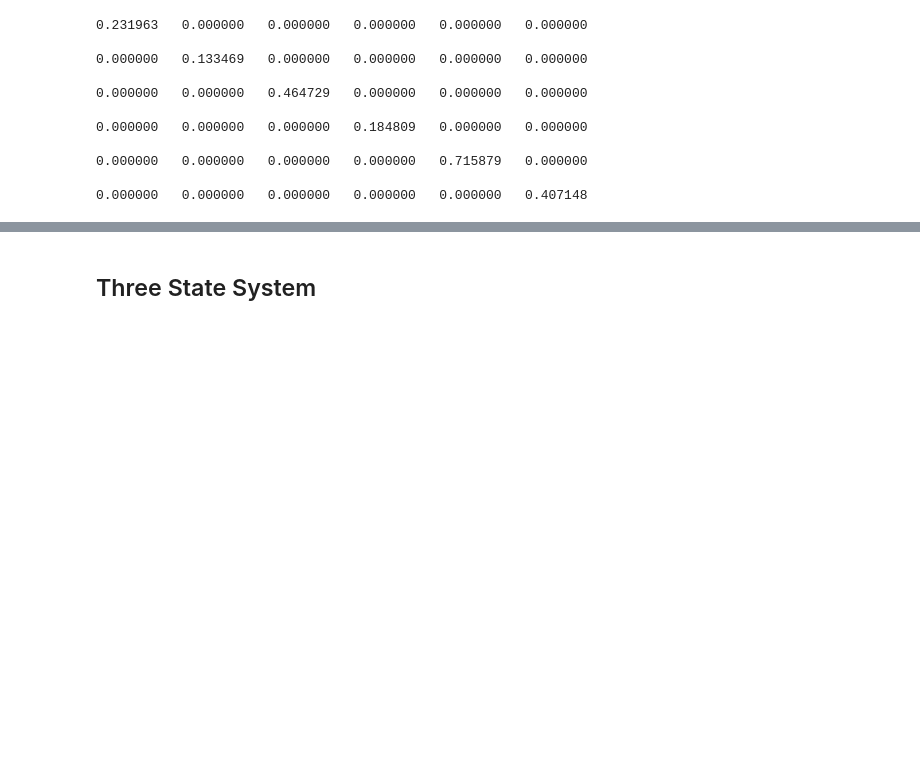
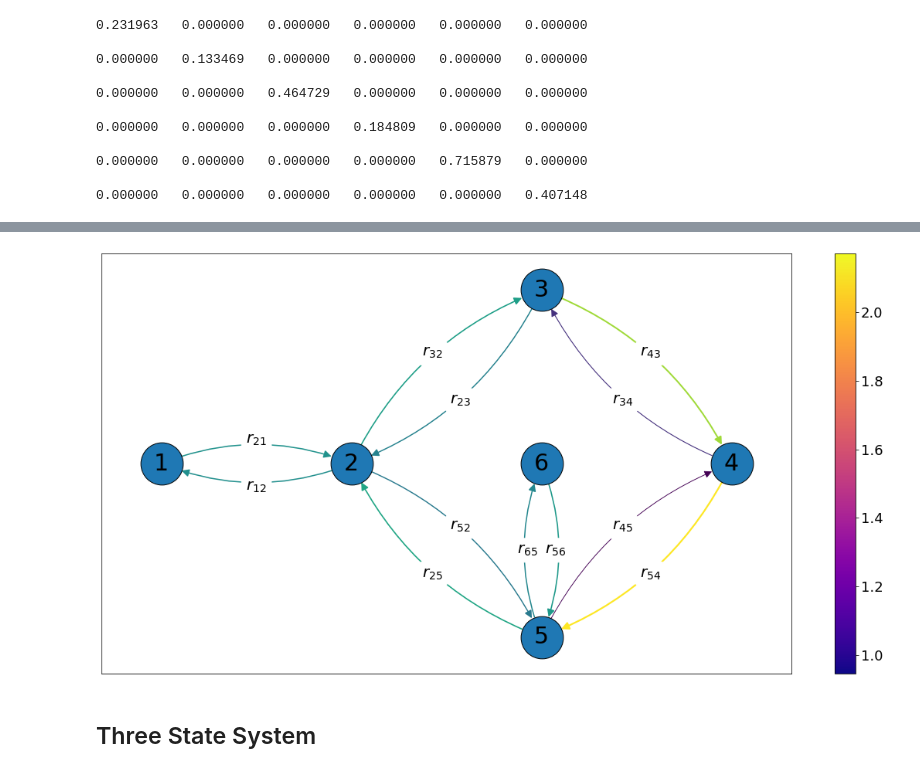
Before and after one commit to larstors/Master-Thesis, a Jupyter notebook: Code/affinity.ipynb, the cells around one changed output, grey strips where cells are left out. Saved outputs shown, nothing was run; the diff lists cells and outputs as text; code cells hidden in the pictures; blank space fills up the shorter version.

```diff
--- a/Code/affinity.ipynb
+++ b/Code/affinity.ipynb
@@ -1,12 +1,13 @@
 # %%
 import numpy as np
 import matplotlib.pyplot as plt
+import matplotlib as mpl
 import scipy as sc
 import numpy.random as rn
 import networkx as nx
 import my_networkx as my_nx
 
-G = nx.DiGraph()
+mpl.rcParams.update({'font.size': 18})
 # %%
 A = np.array([[0, 1, 0, 0, 0, 0],[1, 0, 1, 0, 1, 0],[0, 1, 0, 1, 0, 0],[0, 0, 1, 0, 1, 0],[0, 1, 0, 1, 0, 1],[0, 0, 0, 0, 1, 0]])
 print(A)
@@ -157,0 +166,4 @@ printMatrix(D)
+# %%
+scale = 0.05
+As = scale*np.array([[1/scale, 0, 0, 0, 0, 0], [0, 1/scale, 1, 0, -1, 0], [0, -1, 1/scale, 1, 0, 0], [0, 0, -1, 1/scale, 1, 0], [0, 1, 0, -1, 1/scale, 0], [0, 0, 0, 0, 0, 1/scale]])
+print(As)
@@ -157,0 +177,3 @@ printMatrix(D)
+# %%
+Ltot = -sqrtLs.dot(As.dot(sqrtLs))
+print(Ltot)
@@ -157,0 +193,11 @@ printMatrix(D)
+# %%
+wow = np.matmul(Pmatrix, np.matmul(Ltot, np.linalg.inv(Pmatrix)))
+
+for i in range(6):
+    for j in range(6):
+        if i != j and wow[i, j] < 0:
+            wow[i, j] = 0
+    #print(wow[i, :])
+    print(np.sum(wow[i:]))
+
+print(wow)
@@ -158,3 +223,9 @@ printMatrix(D)
+# %%
+wow2 = np.matmul(wow, np.matmul(Pmatrix, Pmatrix))
+
+plot_network(A, wow2, name="figures/Example_Calmodulin_2.pdf")
+# %% [output]
+[figure, added]
 # %% [markdown]
 ## Three State System
 # %%
```
Also changed, not shown: parts of 6 cells of this notebook, 1 other file.
